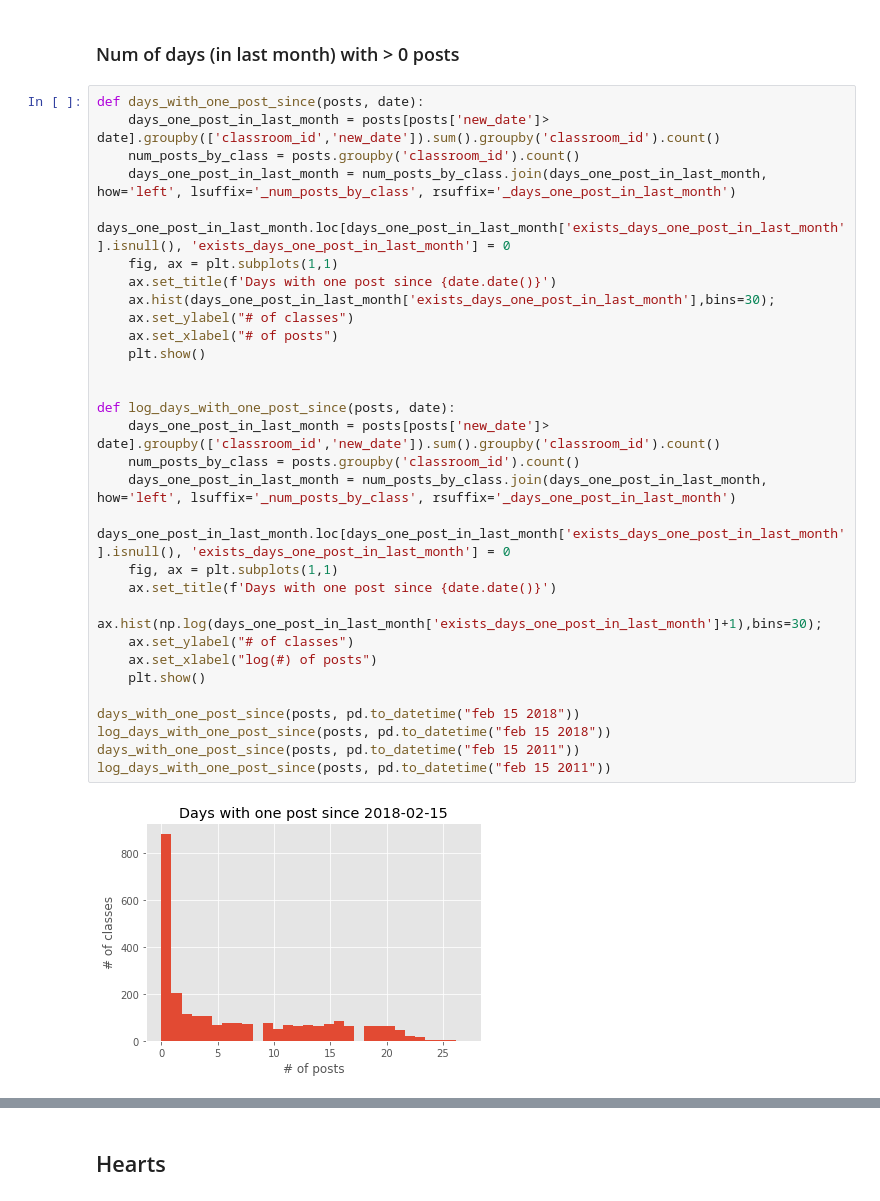
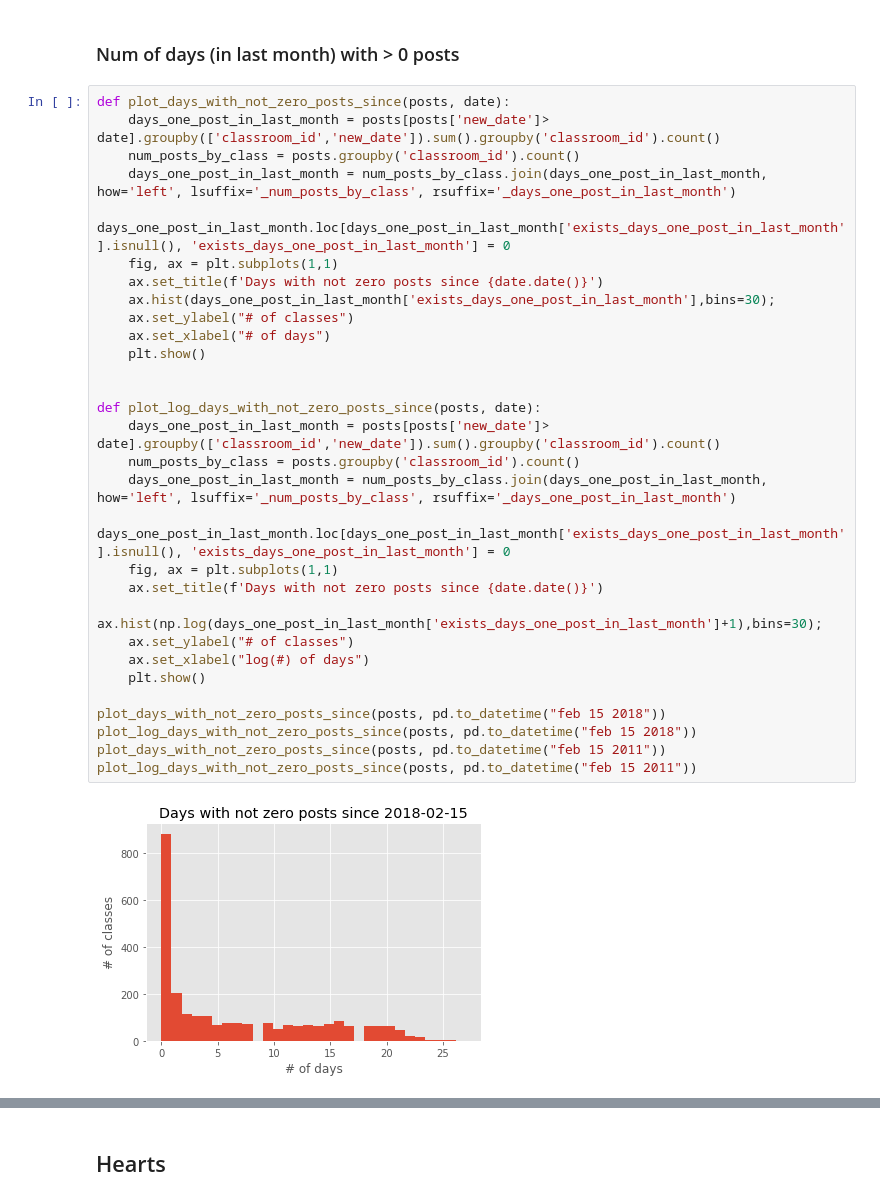
Before and after one commit to pgeurin/seniorskipday, a Jupyter notebook: src/eda.ipynb, the cells around one changed output, grey strips where cells are left out. Saved outputs shown, nothing was run; the diff lists cells and outputs as text.

```diff
--- a/src/eda.ipynb
+++ b/src/eda.ipynb
@@ -519,34 +475,34 @@ posts
 # %% [markdown]
 ### Num of days (in last month) with > 0 posts
 # %%
-def days_with_one_post_since(posts, date):
+def plot_days_with_not_zero_posts_since(posts, date):
     days_one_post_in_last_month = posts[posts['new_date']> date].groupby(['classroom_id','new_date']).sum().groupby('classroom_id').count()
     num_posts_by_class = posts.groupby('classroom_id').count()
     days_one_post_in_last_month = num_posts_by_class.join(days_one_post_in_last_month, how='left', lsuffix='_num_posts_by_class', rsuffix='_days_one_post_in_last_month')
     days_one_post_in_last_month.loc[days_one_post_in_last_month['exists_days_one_post_in_last_month'].isnull(), 'exists_days_one_post_in_last_month'] = 0
     fig, ax = plt.subplots(1,1)
-    ax.set_title(f'Days with one post since {date.date()}')
+    ax.set_title(f'Days with not zero posts since {date.date()}')
     ax.hist(days_one_post_in_last_month['exists_days_one_post_in_last_month'],bins=30);
     ax.set_ylabel("# of classes")
-    ax.set_xlabel("# of posts")
+    ax.set_xlabel("# of days")
     plt.show()
 
 
-def log_days_with_one_post_since(posts, date):
+def plot_log_days_with_not_zero_posts_since(posts, date):
     days_one_post_in_last_month = posts[posts['new_date']> date].groupby(['classroom_id','new_date']).sum().groupby('classroom_id').count()
     num_posts_by_class = posts.groupby('classroom_id').count()
     days_one_post_in_last_month = num_posts_by_class.join(days_one_post_in_last_month, how='left', lsuffix='_num_posts_by_class', rsuffix='_days_one_post_in_last_month')
     days_one_post_in_last_month.loc[days_one_post_in_last_month['exists_days_one_post_in_last_month'].isnull(), 'exists_days_one_post_in_last_month'] = 0
     fig, ax = plt.subplots(1,1)
-    ax.set_title(f'Days with one post since {date.date()}')
+    ax.set_title(f'Days with not zero posts since {date.date()}')
     ax.hist(np.log(days_one_post_in_last_month['exists_days_one_post_in_last_month']+1),bins=30);
     ax.set_ylabel("# of classes")
-    ax.set_xlabel("log(#) of posts")
+    ax.set_xlabel("log(#) of days")
     plt.show()
 
-days_with_one_post_since(posts, pd.to_datetime("feb 15 2018"))
-log_days_with_one_post_since(posts, pd.to_datetime("feb 15 2018"))
-days_with_one_post_since(posts, pd.to_datetime("feb 15 2011"))
-log_days_with_one_post_since(posts, pd.to_datetime("feb 15 2011"))
+plot_days_with_not_zero_posts_since(posts, pd.to_datetime("feb 15 2018"))
+plot_log_days_with_not_zero_posts_since(posts, pd.to_datetime("feb 15 2018"))
+plot_days_with_not_zero_posts_since(posts, pd.to_datetime("feb 15 2011"))
+plot_log_days_with_not_zero_posts_since(posts, pd.to_datetime("feb 15 2011"))
 # %% [output]
-[figure, old version]
+[figure, new version]
```
Also changed, not shown: parts of 13 cells of this notebook.
